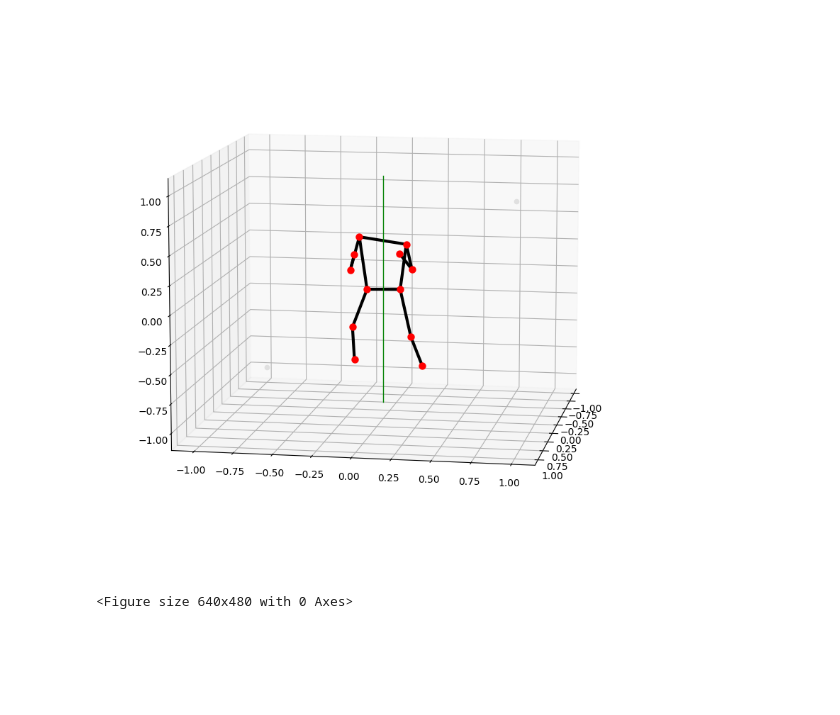
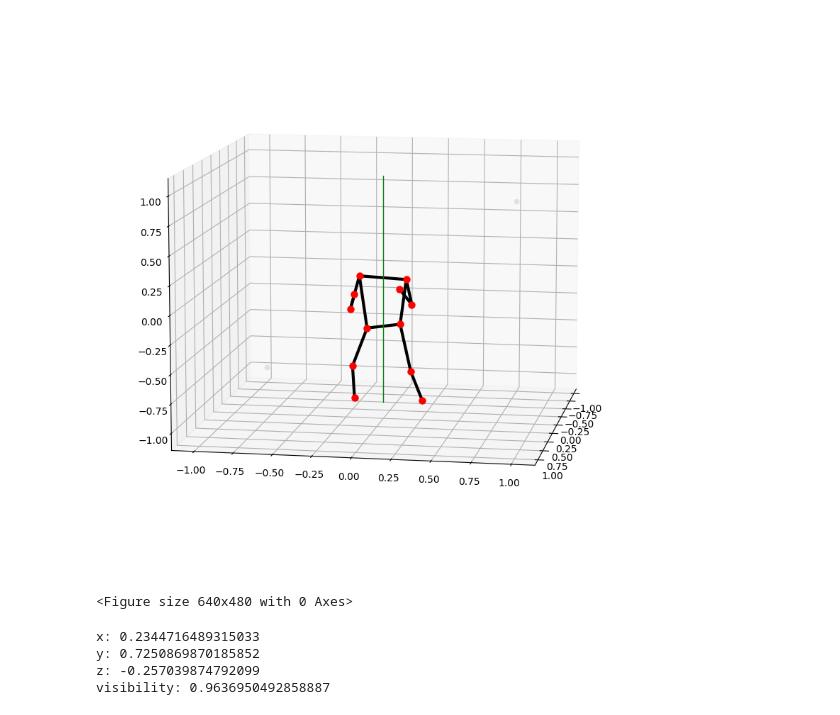
Before and after one commit to BRUT4LxD/pose-estimation, a Jupyter notebook: Pose esitmation.ipynb, the cells around one changed output. Saved outputs shown, nothing was run; the diff lists cells and outputs as text; code cells hidden in the pictures; blank space fills up the shorter version.

```diff
--- a/Pose esitmation.ipynb
+++ b/Pose esitmation.ipynb
@@ -174,6 +117,7 @@ from typing import List, Mapping, Optional, Tuple, Union
 import matplotlib.pyplot as plt
 import numpy as np
 import math
+import io
 
 
 @dataclasses.dataclass
@@ -195,6 +139,11 @@ def draw_body_landmarks(
         plotted_landmarks):
 
     landmarks_dict = landmark_list.landmark
+    left_ankle = landmarks_dict[PoseLandmark.LEFT_ANKLE]
+    right_ankle = landmarks_dict[PoseLandmark.RIGHT_ANKLE]
+
+    right_delta = -1.0 +right_ankle.y
+    left_delta = -1.0 + left_ankle.y
 
     for body_landmark_id in BODY_LANDMARKS:
         landmark = landmark_list.landmark[body_landmark_id]
@@ -203,13 +152,15 @@ def draw_body_landmarks(
             (landmark.HasField('presence') and
              landmark.presence < _PRESENCE_THRESHOLD)):
             continue
+        is_left_body_landmark = body_landmark_id in LEFT_BODY_LANDMARKS
+        vertical_pos = -landmark.y + left_delta if is_left_body_landmark else -landmark.y + right_delta
         ax.scatter3D(
             xs=[-landmark.z],
             ys=[landmark.x],
-            zs=[-landmark.y],
+            zs=[vertical_pos],
             color=normalize_color(landmark_drawing_spec.color[::-1]),
             linewidth=landmark_drawing_spec.thickness)
-        plotted_landmarks[body_landmark_id] = (-landmark.z, landmark.x, -landmark.y)
+        plotted_landmarks[body_landmark_id] = (-landmark.z, landmark.x, vertical_pos)
 
 def draw_connections(connection_drawing_spec: DrawingSpec, ax, plotted_landmarks):
     for connection in BODY_CONNECTIONS:
@@ -252,7 +203,7 @@ def plot_landmarks(landmark_list: landmark_pb2.NormalizedLandmarkList,
     """
     if not landmark_list:
         return
-    plt.figure(figsize=(10, 10))
+    fig = plt.figure(figsize=(10, 10))
     ax = plt.axes(projection='3d')
     ax.view_init(elev=elevation, azim=azimuth)
     ax.set_anchor('C')
@@ -270,34 +221,48 @@ def plot_landmarks(landmark_list: landmark_pb2.NormalizedLandmarkList,
         plt.savefig(save_path, transparent=True)
     if show is True:
         plt.show()
+    buf = []
+    fig.savefig(buf, format='png')
+    buf.seek(0)
     plt.close()
     plt.clf()
+    return buf
 # %%
 img_path = './../data/img1.png'
 vid_path = './../data/vid1.png'
 
+r = {}
 with mp_pose.Pose(
     static_image_mode=True,
     min_detection_confidence=0.5,
     min_tracking_confidence=0.5,
     model_complexity=2) as pose:
     image = cv2.imread(img_path)
     results = pose.process(cv2.cvtColor(image, cv2.COLOR_BGR2RGB))
+
+    r = results
     image.flags.writeable = True
     image = cv2.cvtColor(image, cv2.COLOR_RGB2BGR)
     mp_drawing.draw_landmarks(
         image,
         results.pose_landmarks,
         mp_pose.POSE_CONNECTIONS,
         landmark_drawing_spec=mp_drawing_styles.get_default_pose_landmarks_style())
     # mp_drawing.plot_landmarks(results.pose_world_landmarks, mp_pose.POSE_CONNECTIONS)
     plot_landmarks(results.pose_world_landmarks, mp_pose.POSE_CONNECTIONS, show=True, save_path='3dpic.png')
     # cv2.imshow("Someimage",image)
     cv2.waitKey(0)
     cv2.destroyAllWindows()
 # %% [output]
-[figure, old version]
+[figure, new version]
 <Figure size 640x480 with 0 Axes>
+# %%
+r.pose_landmarks.landmark[26]
+# %% [output]
+x: 0.2344716489315033
+y: 0.7250869870185852
+z: -0.257039874792099
+visibility: 0.9636950492858887
 # %%
 def from_video(path, save=True):
     cap = cv2.VideoCapture(path)
```
Also changed, not shown: parts of 6 cells of this notebook, 6 other files.
